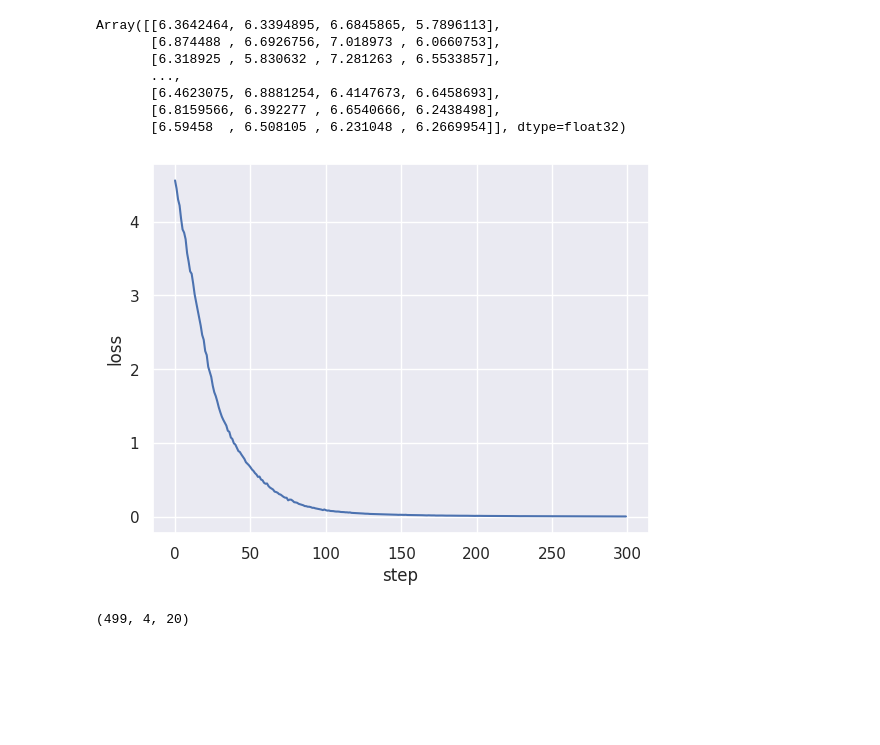
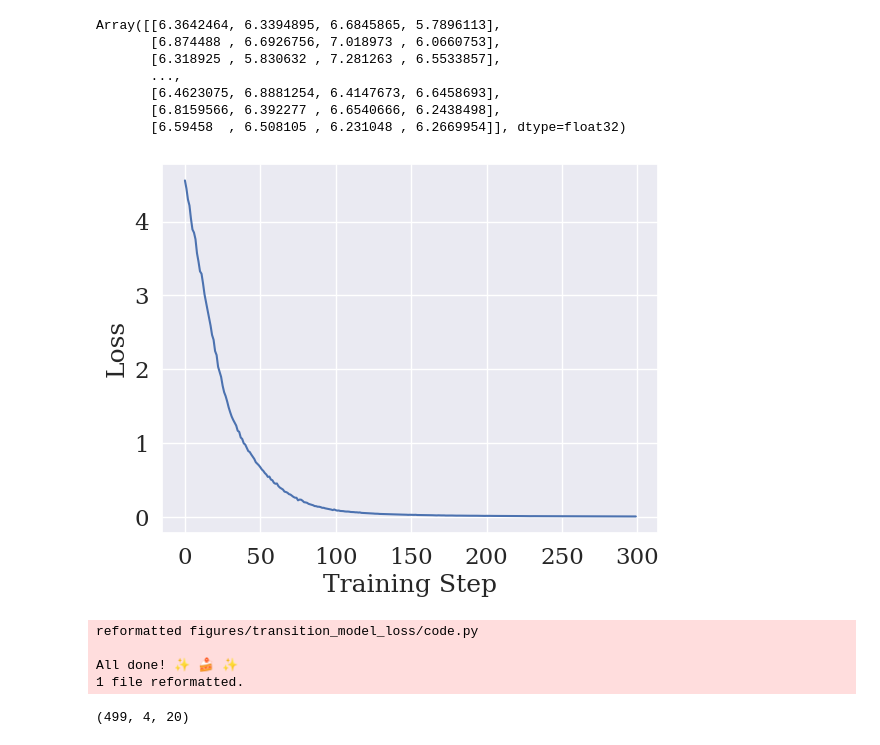
Before and after one commit to DylanCope/poclaps, a Jupyter notebook: gen_seqs_with_world_model.ipynb, the cells around one changed output. Cells and saved outputs as stored; diff of their text form; code cells hidden in the pictures; blank space fills up the shorter version.

```diff
--- a/gen_seqs_with_world_model.ipynb
+++ b/gen_seqs_with_world_model.ipynb
@@ -247,31 +271,40 @@ transition_model = TransitionModel(obs.shape[-1])
 inputs, *_ = process_inps(batch)
 init_params = transition_model.init(jax.random.PRNGKey(0), inputs)
 optimizer = optax.adam(1e-3)
-train_state = TrainState.create(
+transition_model_train_state = TrainState.create(
     apply_fn=transition_model.apply,
     params=init_params,
     tx=optimizer
 )
 
-(train_state, _), metrics = jax.lax.scan(
-    update_fn, (train_state, rng), None, length=N_TRAIN_STEPS
+(transition_model_train_state, _), metrics = jax.lax.scan(
+    update_fn, (transition_model_train_state, rng), None, length=N_TRAIN_STEPS
 )
 # %%
 import matplotlib.pyplot as plt
 import seaborn as sns
 import pandas as pd
 
-sns.set_theme()
+from reproducible_figures import save_reproducible_figure, set_plotting_style
+
+def plot(df):
+    set_plotting_style()
+    ax = sns.lineplot(df, x='step', y='loss')
+    ax.set_xlabel('Training Step')
+    ax.set_ylabel('Loss')
 
 df = pd.DataFrame({
     'loss': metrics['loss'],
     'step': np.arange(metrics['loss'].size)
 })
 
-sns.lineplot(df, x='step', y='loss')
-plt.show()
+save_reproducible_figure('transition_model_loss', df, plot, show=True)
 # %% [output]
-[figure, old version]
+[figure, new version]
+reformatted figures/transition_model_loss/code.py
+
+All done! ✨ 🍰 ✨
+1 file reformatted.
 # %%
 TEST_STEPS = 500
 batch, _ = sample_obs_modelling_batch(_rng, rollout_steps=TEST_STEPS)
```
Also changed, not shown: parts of 39 cells of this notebook, 15 other files.
